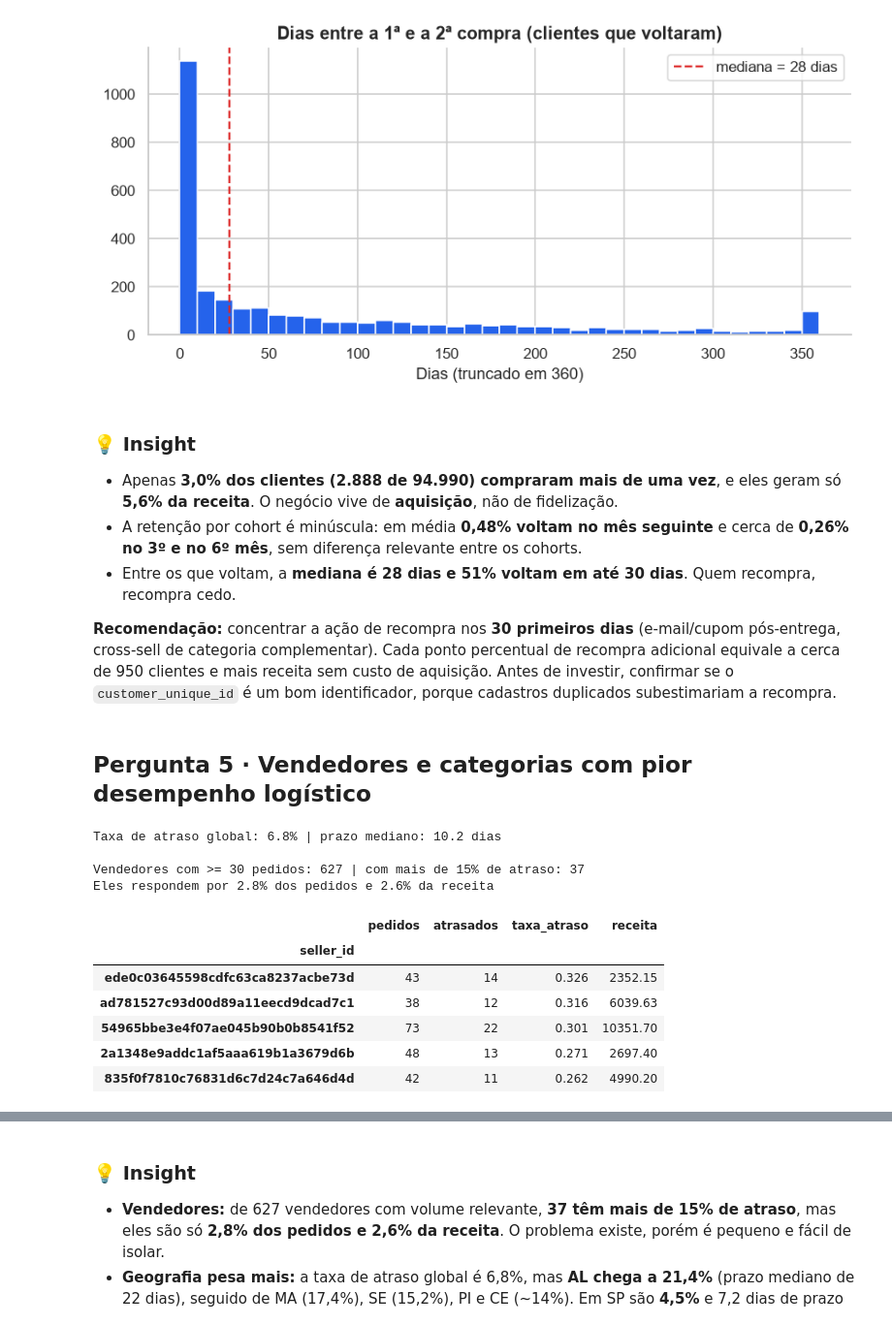
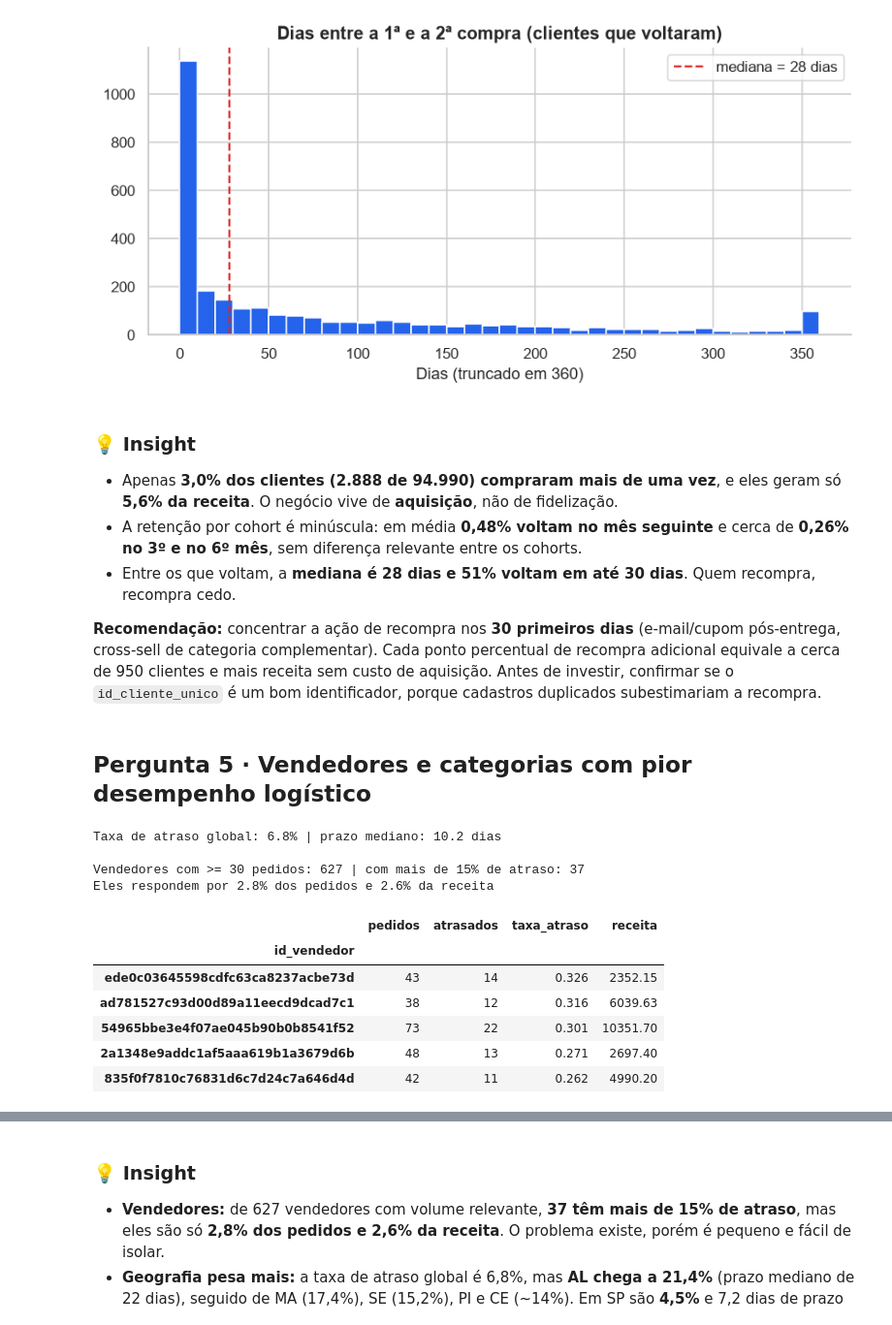
Before and after one commit to YuriB4rbosa/olist-ecommerce-analytics, a Jupyter notebook: notebooks/02_retencao_logistica_frete.ipynb, the cells around one changed output, grey strips where cells are left out. Shown at 97% size. Cells and saved outputs as stored; diff of their text form; code cells hidden in the pictures.

```diff
--- a/notebooks/02_retencao_logistica_frete.ipynb
+++ b/notebooks/02_retencao_logistica_frete.ipynb
@@ -7,19 +7,19 @@
 # %%
 import sys
 from pathlib import Path
-ROOT = next(p for p in [Path.cwd(), *Path.cwd().parents] if (p / "src").exists())
-sys.path.insert(0, str(ROOT))
+RAIZ = next(p for p in [Path.cwd(), *Path.cwd().parents] if (p / "src").exists())
+sys.path.insert(0, str(RAIZ))
 
 import numpy as np
 import pandas as pd
 import matplotlib.pyplot as plt
 import seaborn as sns
-from src import viz
-from src.viz import AZUL, CINZA, VERMELHO
+from src import visualizacao as vis
+from src.visualizacao import AZUL, CINZA, VERMELHO
 
-viz.setup()
-m = viz.load_model()
-fo, fi, dc, dp, ds = m["fact_orders"], m["fact_items"], m["dim_customer"], m["dim_product"], m["dim_seller"]
+vis.configurar()
+m = vis.carregar_modelo()
+fp, fi, dc, dp, dv = m["fato_pedidos"], m["fato_itens"], m["dim_cliente"], m["dim_produto"], m["dim_vendedor"]
 # %% [markdown]
 ## Pergunta 4 · Clientes recorrentes vs. compra única (cohort)
 # %%
@@ -76,38 +76,38 @@ plt.tight_layout(); viz.savefig("q4_tempo_segunda_compra"); plt.show()
 - A retenção por cohort é minúscula: em média **0,48% voltam no mês seguinte** e cerca de **0,26% no 3º e no 6º mês**, sem diferença relevante entre os cohorts.
 - Entre os que voltam, a **mediana é 28 dias e 51% voltam em até 30 dias**. Quem recompra, recompra cedo.
 
-**Recomendação:** concentrar a ação de recompra nos **30 primeiros dias** (e-mail/cupom pós-entrega, cross-sell de categoria complementar). Cada ponto percentual de recompra adicional equivale a cerca de 950 clientes e mais receita sem custo de aquisição. Antes de investir, confirmar se o `customer_unique_id` é um bom identificador, porque cadastros duplicados subestimariam a recompra.
+**Recomendação:** concentrar a ação de recompra nos **30 primeiros dias** (e-mail/cupom pós-entrega, cross-sell de categoria complementar). Cada ponto percentual de recompra adicional equivale a cerca de 950 clientes e mais receita sem custo de aquisição. Antes de investir, confirmar se o `id_cliente_unico` é um bom identificador, porque cadastros duplicados subestimariam a recompra.
 # %% [markdown]
 ## Pergunta 5 · Vendedores e categorias com pior desempenho logístico
 # %%
-# Pedidos entregues com data. is_late = entregue depois da data estimada
-e = fo[fo["is_late"].notna()].merge(dc[["customer_id", "customer_state"]], on="customer_id")
-print(f"Taxa de atraso global: {e['is_late'].mean():.1%} | prazo mediano: {e['delivery_days'].median():.1f} dias")
+# Pedidos entregues com data. atrasado = entregue depois da data estimada
+e = fp[fp["atrasado"].notna()].merge(dc[["id_cliente", "uf"]], on="id_cliente")
+print(f"Taxa de atraso global: {e['atrasado'].mean():.1%} | prazo mediano: {e['dias_entrega'].median():.1f} dias")
 
 # --- Vendedores (mínimo de 30 pedidos para a taxa ser estável) ---
-li = fi[fi["is_late"].notna()].copy()
-li["late"] = li["is_late"].astype(bool)
+li = fi[fi["atrasado"].notna()].copy()
+li["late"] = li["atrasado"].astype(bool)
 
 def taxa_atraso(df, chave):
     """Taxa de atraso por PEDIDOS DISTINTOS (um pedido com 3 itens do mesmo vendedor conta 1 vez)."""
-    ent = df.groupby(chave)["order_id"].nunique()
-    atr = df[df["late"]].groupby(chave)["order_id"].nunique().reindex(ent.index, fill_value=0)
+    ent = df.groupby(chave)["id_pedido"].nunique()
+    atr = df[df["late"]].groupby(chave)["id_pedido"].nunique().reindex(ent.index, fill_value=0)
     return pd.DataFrame({"pedidos": ent, "atrasados": atr, "taxa_atraso": atr / ent,
-                         "receita": df.groupby(chave)["revenue"].sum()})
+                         "receita": df.groupby(chave)["receita"].sum()})
 
-vend = taxa_atraso(li, "seller_id")
+vend = taxa_atraso(li, "id_vendedor")
 grandes = vend[vend.pedidos >= 30]
 ruins = grandes[grandes.taxa_atraso > 0.15]
 print(f"\nVendedores com >= 30 pedidos: {len(grandes)} | com mais de 15% de atraso: {len(ruins)}")
 print(f"Eles respondem por {ruins.pedidos.sum()/vend.pedidos.sum():.1%} dos pedidos e {ruins.receita.sum()/vend.receita.sum():.1%} da receita")
 grandes.sort_values("taxa_atraso", ascending=False).head(5).round(3)
 # %% [output]
 Taxa de atraso global: 6.8% | prazo mediano: 10.2 dias
 
 Vendedores com >= 30 pedidos: 627 | com mais de 15% de atraso: 37
 Eles respondem por 2.8% dos pedidos e 2.6% da receita
 |  | pedidos | atrasados | taxa_atraso | receita |
-| seller_id |  |  |  |  |
+| id_vendedor |  |  |  |  |
 | ede0c03645598cdfc63ca8237acbe73d | 43 | 14 | 0.326 | 2352.15 |
 | ad781527c93d00d89a11eecd9dcad7c1 | 38 | 12 | 0.316 | 6039.63 |
 | 54965bbe3e4f07ae045b90b0b8541f52 | 73 | 22 | 0.301 | 10351.70 |
```
Also changed, not shown: parts of 7 cells of this notebook, 22 other files.
